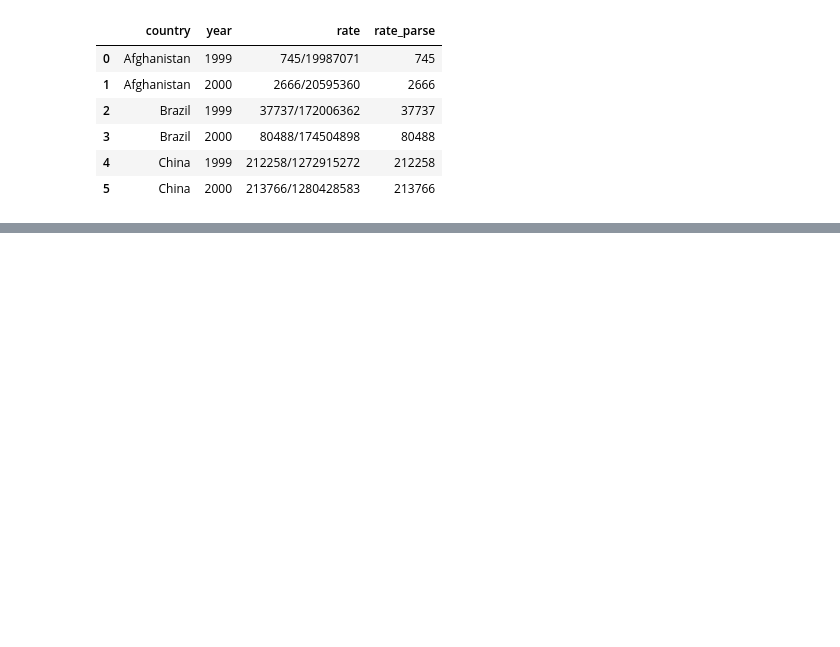
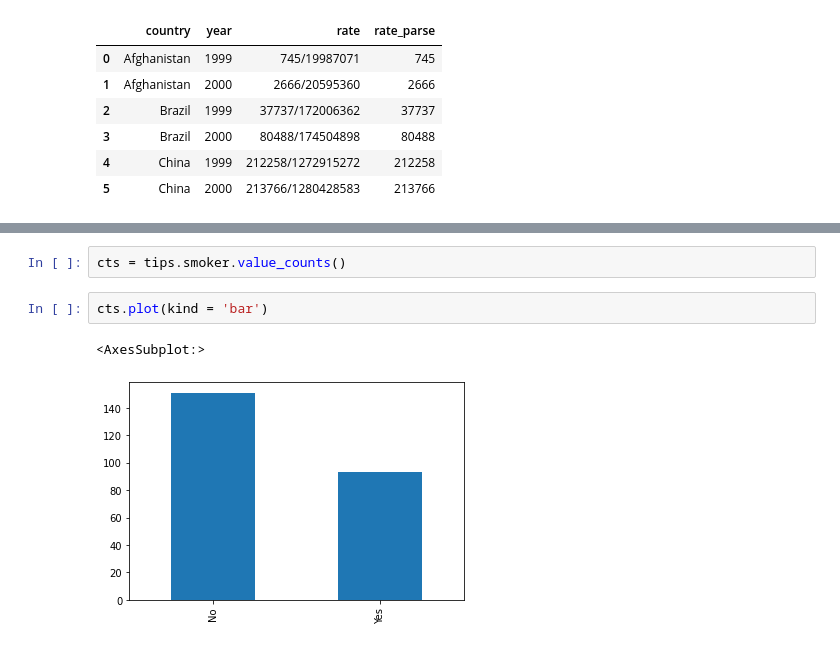
Before and after one commit to adri-sadovsky/python_notes, a Jupyter notebook: pandas_notes/play_w_pandas_070121.ipynb, the cells around one changed output, grey strips where cells are left out. Cells and saved outputs as stored; diff of their text form; blank space fills up the shorter version.

```diff
--- a/pandas_notes/play_w_pandas_070121.ipynb
+++ b/pandas_notes/play_w_pandas_070121.ipynb
@@ -558,0 +589,7 @@ tbl3
+# %%
+cts = tips.smoker.value_counts()
+# %%
+cts.plot(kind = 'bar')
+# %% [output]
+<AxesSubplot:>
+[figure, added]
```
Also changed, not shown: parts of 26 cells of this notebook, 21 other files.
